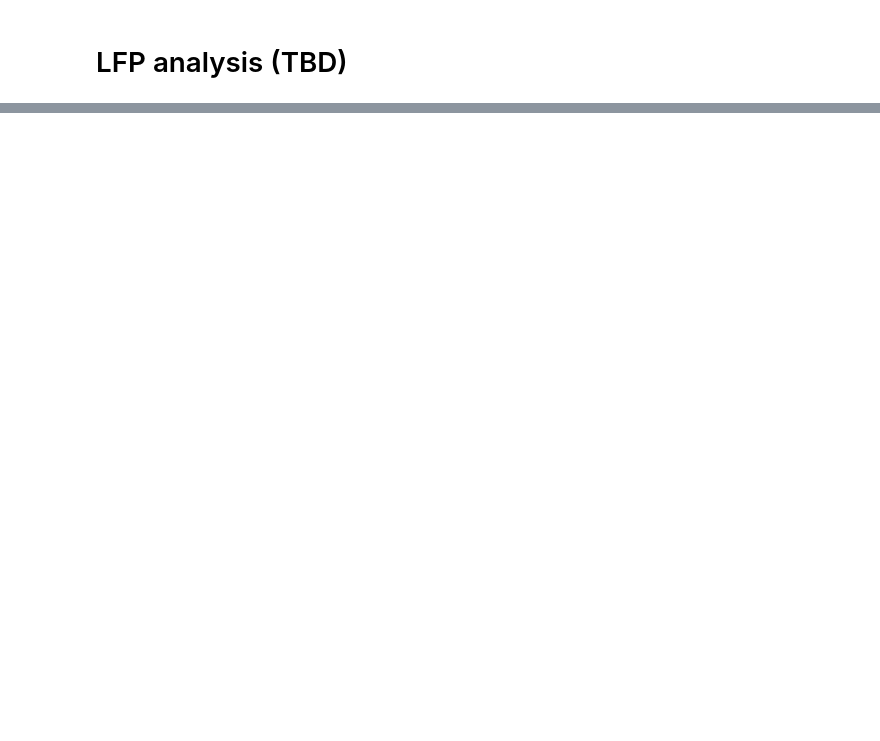
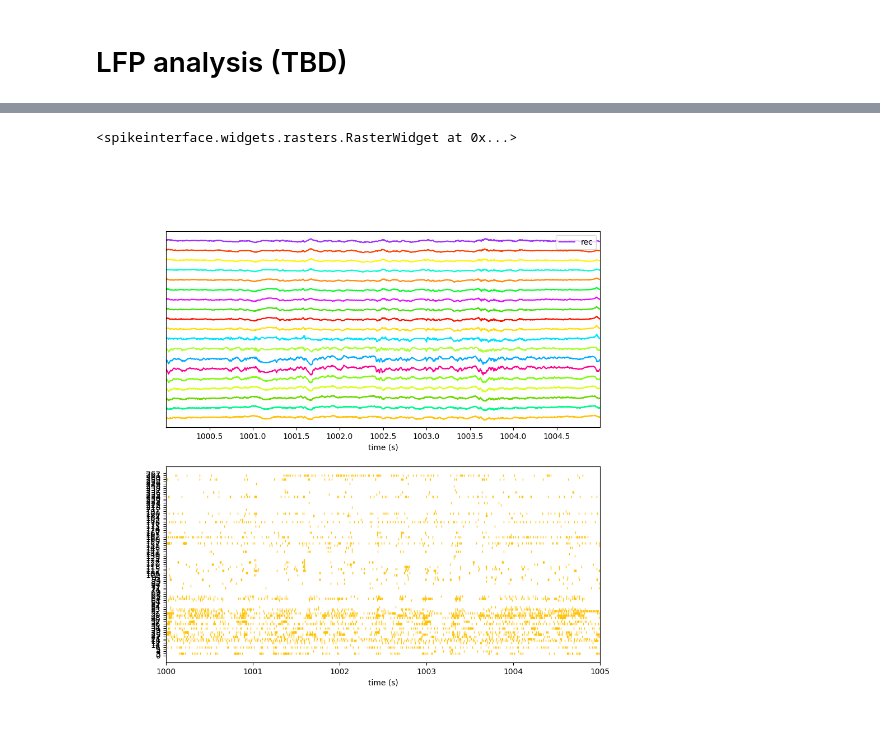
Before and after one commit to cowenowner/mbl_mouse_2024, a Jupyter notebook: student_and_instructor_code/manish/python_stuff/playWithNPX2_RR2.ipynb, the cells around one changed output, grey strips where cells are left out. Saved outputs shown, nothing was run; the diff lists cells and outputs as text; code cells hidden in the pictures; blank space fills up the shorter version.

Commit message:
Playing around with SpikeInterface Widgets

```diff
--- a/student_and_instructor_code/manish/python_stuff/playWithNPX2_RR2.ipynb
+++ b/student_and_instructor_code/manish/python_stuff/playWithNPX2_RR2.ipynb
@@ -166,0 +196,4 @@ Setting 'return_scaled' to False
+# %%
+ch_ids = filt_rec.get_channel_ids()[ch_idx]
+ch_depths = filt_rec.get_channel_locations()[ch_idx,1]
+np.shape(ch_ids)
@@ -166,0 +202,5 @@ Setting 'return_scaled' to False
+# %%
+sel_lfp = filt_rec.clone()
+remove_ids = [x for x in filt_rec.get_channel_ids() if x not in ch_ids]
+sel_lfp = sel_lfp.remove_channels(remove_ids)
+np.shape(sel_lfp.get_channel_ids()) # should be the number of LFPs selected
@@ -166,0 +214,4 @@ Setting 'return_scaled' to False
+# %%
+# Keep Units judged to be good by Kyoko
+rm_idx = [i for i,x in enumerate(sorting2.get_property('quality')) if x !='good']
+print(np.shape(rm_idx), np.shape(sorting2.get_property('quality')))
@@ -166,0 +220,4 @@ Setting 'return_scaled' to False
+# %%
+clean_units = sorting2.clone()
+clean_units = clean_units.remove_units(clean_units.get_unit_ids()[rm_idx])
+clean_units.get_property('quality') # Should be all 'good'
@@ -167,14 +237,12 @@ Setting 'return_scaled' to False
 # %%
-# lfp2 = si.phase_shift(lfp)
-# lfp3 = si.common_reference(lfp2, operator="median", reference="global") # obviously wrong thing to do
-
-# # here we use static plot using matplotlib backend
-# fig, axs = plt.subplots(ncols=3, figsize=(20, 10))
-
-# si.plot_timeseries(lfp, backend='matplotlib',  clim=(-50, 50), ax=axs[0])
-# si.plot_timeseries(lfp2, backend='matplotlib',  clim=(-50, 50), ax=axs[1])
-# si.plot_timeseries(lfp3, backend='matplotlib',  clim=(-50, 50), ax=axs[2])
-# for i, label in enumerate(('original', 'phase_shift', 'final')):
-#     axs[i].set_title(label)
-
-# plt.show()
+fig, axs = plt.subplots(nrows=2, figsize=(10, 10))
+sel_lfp.set_channel_groups(np.arange(len(sel_lfp.get_channel_ids()))) # To show different colors
+si.plot_traces(sel_lfp, backend= 'matplotlib', ax = axs[0], time_range=[1000,1005], order_channel_by_depth=True, color_groups=True)
+# Some hacky way to get the colors used, the first color is the one plotted at the bottom and it goes upwards
+c_used = []
+for line in fig.get_axes()[0].get_lines():
+    c_used.append(line.get_color())
+si.plot_rasters(clean_units, backend= 'matplotlib', ax = axs[1], time_range=[1000,1005], color=c_used[0])
+# %% [output]
+<spikeinterface.widgets.rasters.RasterWidget at 0x...>
+[figure, added]
```
Also changed, not shown: parts of 26 cells of this notebook.
